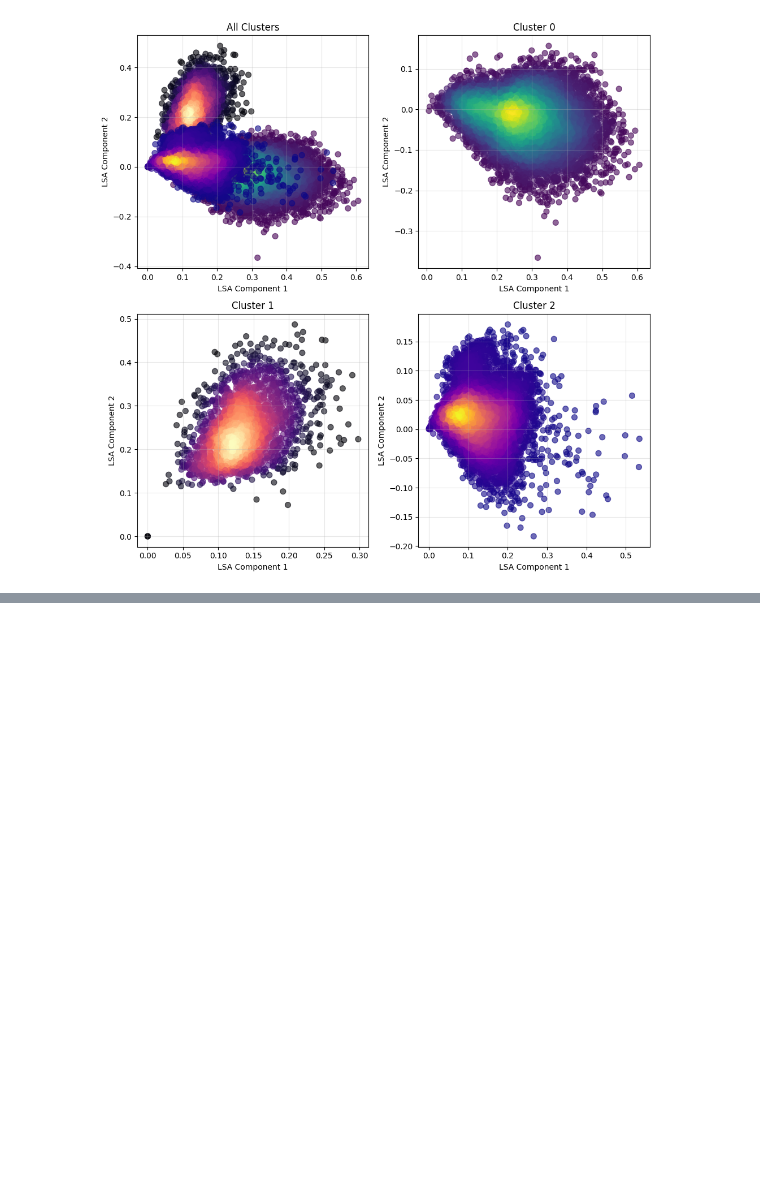
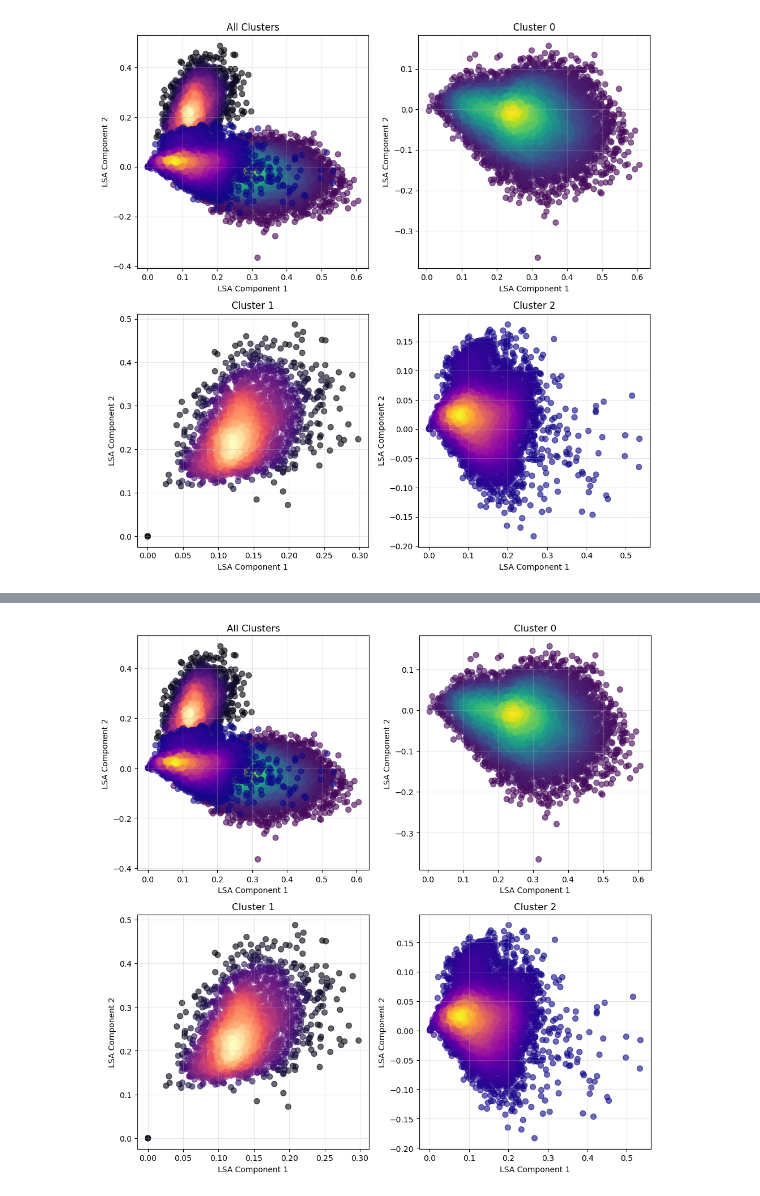
Before and after one commit to yuk068/mental-health-corpus, a Jupyter notebook: H_gmm.ipynb, the cells around one changed output, grey strips where cells are left out. Saved outputs shown, nothing was run; the diff lists cells and outputs as text; code cells hidden in the pictures; blank space fills up the shorter version.

```diff
--- a/H_gmm.ipynb
+++ b/H_gmm.ipynb
@@ -304,3 +304,86 @@ Converged: True
 Number of iterations: 18
 Lower bound: 11489.90
 [figure]
+# %%
+tfidf = TfidfVectorizer(max_features=3500)
+tfidf_matrix = tfidf.fit_transform(cleaned_corpus['text'])
+
+# Step 1: Reduce TF-IDF to 100 components using LSA
+lsa_100 = TruncatedSVD(n_components=100, random_state=42)
+lsa_100_matrix = lsa_100.fit_transform(tfidf_matrix)
+
+# Step 2: Cluster the 100-dimensional LSA data
+n_clusters = 3
+gmm = GaussianMixture(n_components=n_clusters, random_state=42)
+cleaned_corpus['cluster'] = gmm.fit_predict(tfidf_matrix.toarray())
+cluster_probabilities = gmm.predict_proba(tfidf_matrix.toarray())
+
+# Step 3: Reduce original TF-IDF to 2 dimensions for visualization
+lsa_2 = TruncatedSVD(n_components=2, random_state=42)
+doc_coords = lsa_2.fit_transform(tfidf_matrix)
+
+
+lsa = TruncatedSVD(n_components=2, random_state=42)
+doc_coords = lsa.fit_transform(tfidf_matrix)
+
+def create_multi_density_plots(doc_coords, labels):
+    fig, axs = plt.subplots(2, 2, figsize=(10, 10))
+    colors = ['viridis', 'magma', 'plasma']
+
+    axs = axs.flatten()
+
+    for i in range(n_clusters):
+        mask = labels == i
+        cluster_points = doc_coords[mask]
+
+        xy = np.vstack([cluster_points[:, 0], cluster_points[:, 1]])
+        density = gaussian_kde(xy)(xy)
+        density = (density - density.min()) / (density.max() - density.min())
+
+        axs[0].scatter(
+            cluster_points[:, 0],
+            cluster_points[:, 1],
+            c=density,
+            cmap=colors[i],
+            s=50,
+            alpha=0.6
+        )
+
+    axs[0].set_title('All Clusters')
+    axs[0].grid(True, alpha=0.3)
+
+    for i in range(n_clusters):
+        mask = labels == i
+        cluster_points = doc_coords[mask]
+
+        xy = np.vstack([cluster_points[:, 0], cluster_points[:, 1]])
+        density = gaussian_kde(xy)(xy)
+        density = (density - density.min()) / (density.max() - density.min())
+
+        axs[i + 1].scatter(
+            cluster_points[:, 0],
+            cluster_points[:, 1],
+            c=density,
+            cmap=colors[i],
+            s=50,
+            alpha=0.6
+        )
+        axs[i + 1].set_title(f'Cluster {i}')
+        axs[i + 1].grid(True, alpha=0.3)
+
+    for ax in axs:
+        ax.set_xlabel('LSA Component 1')
+        ax.set_ylabel('LSA Component 2')
+
+    plt.tight_layout()
+    return plt
+
+
+plt.style.use('default')
+plot = create_multi_density_plots(doc_coords, cleaned_corpus['cluster'])
+
+print("\nCluster Distribution:")
+print(cleaned_corpus['cluster'].value_counts())
+
+plt.show()
+# %% [output]
@@ -306,0 +396 @@ Lower bound: 11489.90
+[figure, added]
```
Also changed, not shown: parts of 4 cells of this notebook, 6 other files.
